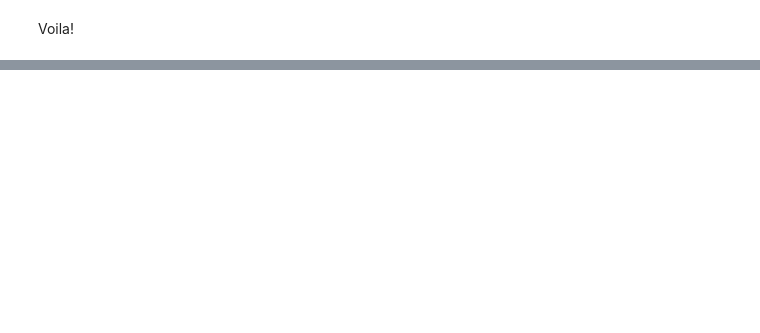
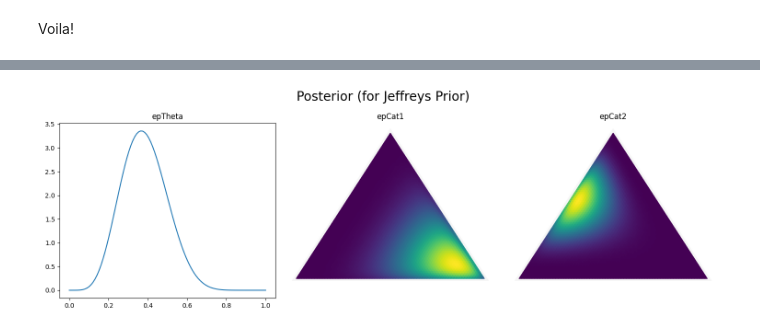
Before and after one commit to DCMLab/conjugate-haskell-programs, a Jupyter notebook: example.ipynb, the cells around one changed output, grey strips where cells are left out. Cells and saved outputs as stored; diff of their text form; code cells hidden in the pictures; blank space fills up the shorter version.

```diff
--- a/example.ipynb
+++ b/example.ipynb
@@ -264,0 +353,4 @@ Voila!
+# %%
+displayPNG 0 0 $ plotExampleParams' "Posterior (for Jeffreys Prior)" posteriorJ
+# %% [output]
+[figure, added]
```
Also changed, not shown: parts of 15 cells of this notebook, 4 other files.
